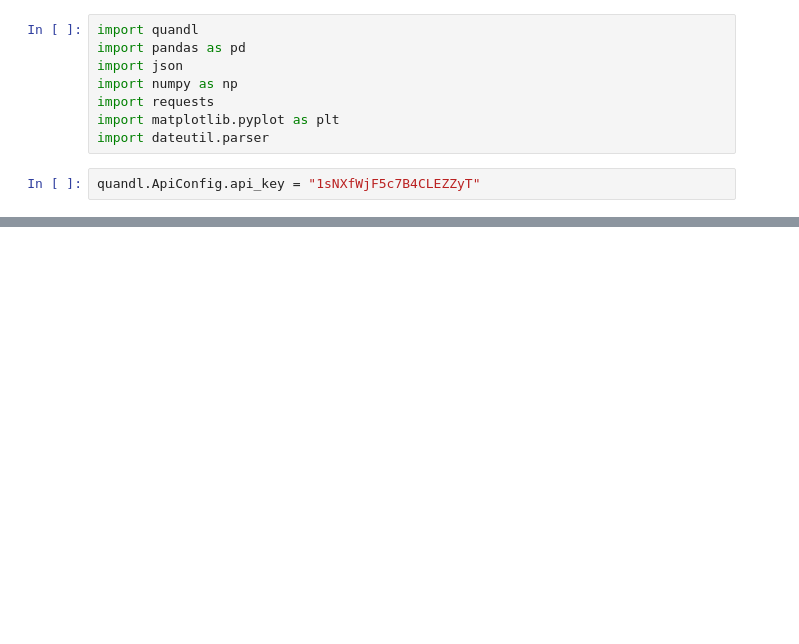
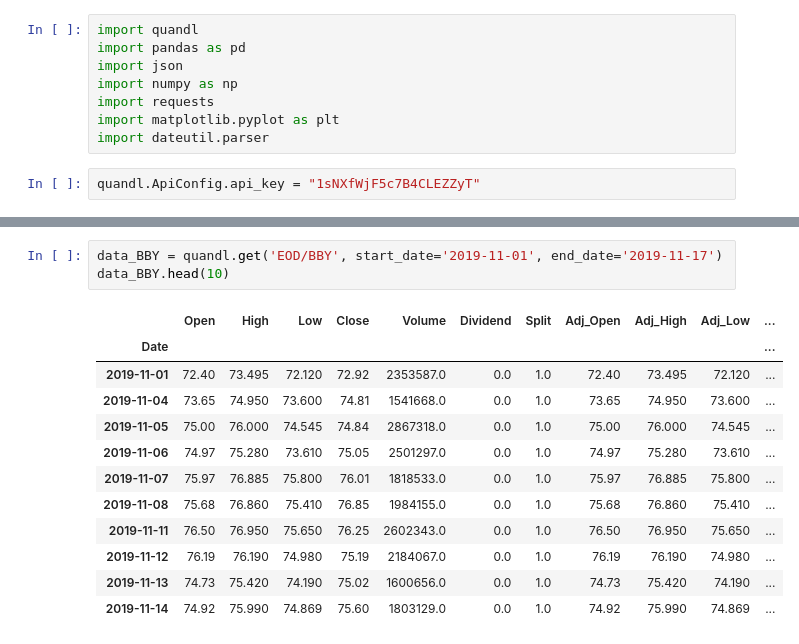
Before and after one commit to gofish1234/MachineLearning, a Jupyter notebook: Stockdata.ipynb, the cells around one changed output, grey strips where cells are left out. Cells and saved outputs as stored; diff of their text form; blank space fills up the shorter version.

```diff
--- a/Stockdata.ipynb
+++ b/Stockdata.ipynb
@@ -44,0 +81,16 @@ data.to_csv("stockdata.csv", index=True, header=True)
+# %%
+data_BBY = quandl.get('EOD/BBY', start_date='2019-11-01', end_date='2019-11-17')
+data_BBY.head(10)
+# %% [output]
+|  | Open | High | Low | Close | Volume | Dividend | Split | Adj_Open | Adj_High | Adj_Low | ... |
+| Date |  |  |  |  |  |  |  |  |  |  | ... |
+| 2019-11-01 | 72.40 | 73.495 | 72.120 | 72.92 | 2353587.0 | 0.0 | 1.0 | 72.40 | 73.495 | 72.120 | ... |
+| 2019-11-04 | 73.65 | 74.950 | 73.600 | 74.81 | 1541668.0 | 0.0 | 1.0 | 73.65 | 74.950 | 73.600 | ... |
+| 2019-11-05 | 75.00 | 76.000 | 74.545 | 74.84 | 2867318.0 | 0.0 | 1.0 | 75.00 | 76.000 | 74.545 | ... |
+| 2019-11-06 | 74.97 | 75.280 | 73.610 | 75.05 | 2501297.0 | 0.0 | 1.0 | 74.97 | 75.280 | 73.610 | ... |
+| 2019-11-07 | 75.97 | 76.885 | 75.800 | 76.01 | 1818533.0 | 0.0 | 1.0 | 75.97 | 76.885 | 75.800 | ... |
+| 2019-11-08 | 75.68 | 76.860 | 75.410 | 76.85 | 1984155.0 | 0.0 | 1.0 | 75.68 | 76.860 | 75.410 | ... |
+| 2019-11-11 | 76.50 | 76.950 | 75.650 | 76.25 | 2602343.0 | 0.0 | 1.0 | 76.50 | 76.950 | 75.650 | ... |
+| 2019-11-12 | 76.19 | 76.190 | 74.980 | 75.19 | 2184067.0 | 0.0 | 1.0 | 76.19 | 76.190 | 74.980 | ... |
+| 2019-11-13 | 74.73 | 75.420 | 74.190 | 75.02 | 1600656.0 | 0.0 | 1.0 | 74.73 | 75.420 | 74.190 | ... |
+| 2019-11-14 | 74.92 | 75.990 | 74.869 | 75.60 | 1803129.0 | 0.0 | 1.0 | 74.92 | 75.990 | 74.869 | ... |
```
Also changed, not shown: parts of 13 cells of this notebook, 1 other file.
